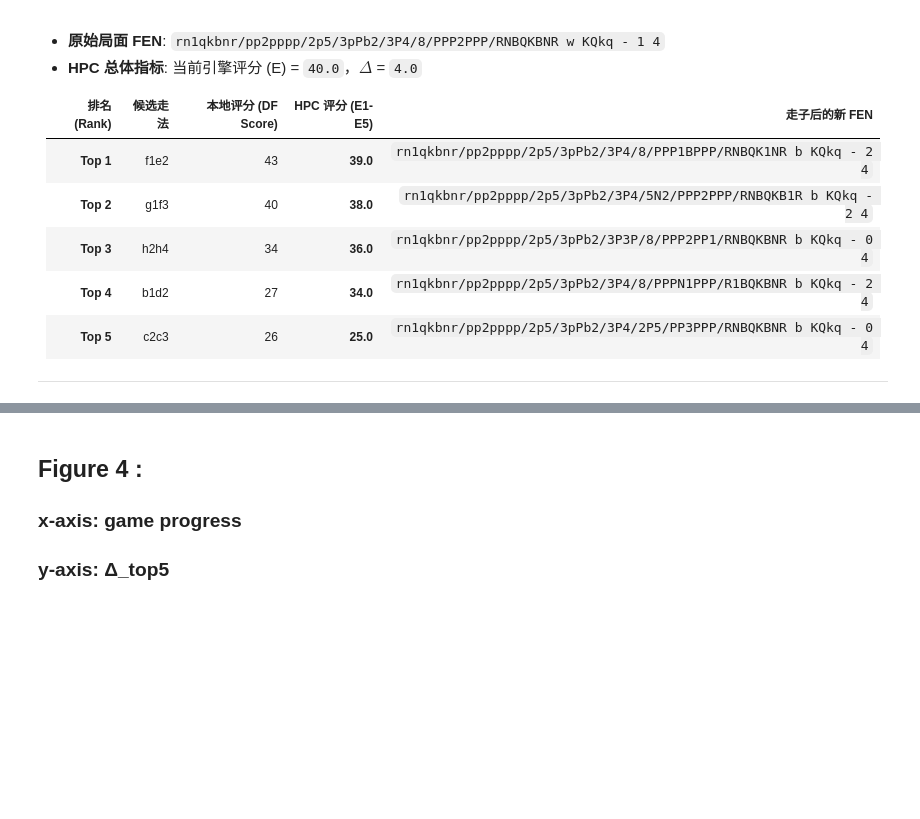
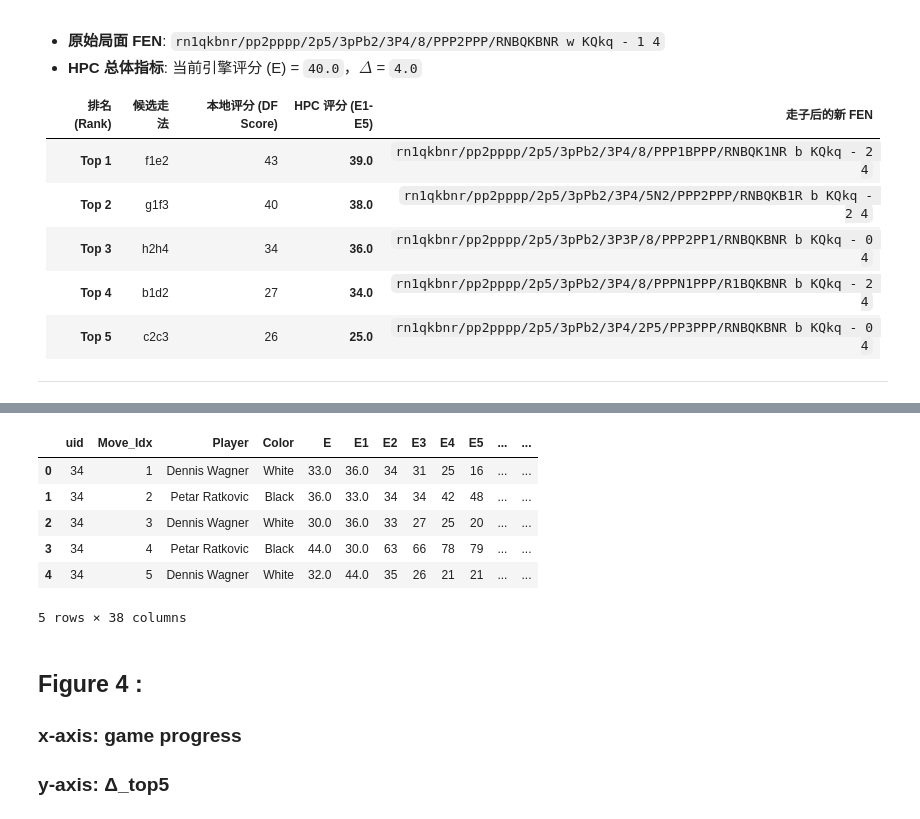
Before and after one commit to zZimablueee/Chess, a Jupyter notebook: complexity/delta_0/graphs/figure1.ipynb, the cells around one changed output, grey strips where cells are left out. Drawn from its saved outputs; the diff is of its cells as text; code cells hidden in the pictures; blank space fills up the shorter version.

```diff
--- a/complexity/delta_0/graphs/figure1.ipynb
+++ b/complexity/delta_0/graphs/figure1.ipynb
@@ -383,3 +437,13 @@ show_board_with_scores(test_fen_c, test_moves_c)
+# %%
+df_moves.head()
+# %% [output]
+|  | uid | Move_Idx | Player | Color | E | E1 | E2 | E3 | E4 | E5 | ... | ... |
+| 0 | 34 | 1 | Dennis Wagner | White | 33.0 | 36.0 | 34 | 31 | 25 | 16 | ... | ... |
+| 1 | 34 | 2 | Petar Ratkovic | Black | 36.0 | 33.0 | 34 | 34 | 42 | 48 | ... | ... |
+| 2 | 34 | 3 | Dennis Wagner | White | 30.0 | 36.0 | 33 | 27 | 25 | 20 | ... | ... |
+| 3 | 34 | 4 | Petar Ratkovic | Black | 44.0 | 30.0 | 63 | 66 | 78 | 79 | ... | ... |
+| 4 | 34 | 5 | Dennis Wagner | White | 32.0 | 44.0 | 35 | 26 | 21 | 21 | ... | ... |
+5 rows × 38 columns
 # %% [markdown]
 ## Figure 4 :
 ### x-axis: game progress
```
Also changed, not shown: parts of 21 cells of this notebook, 4 other files.
